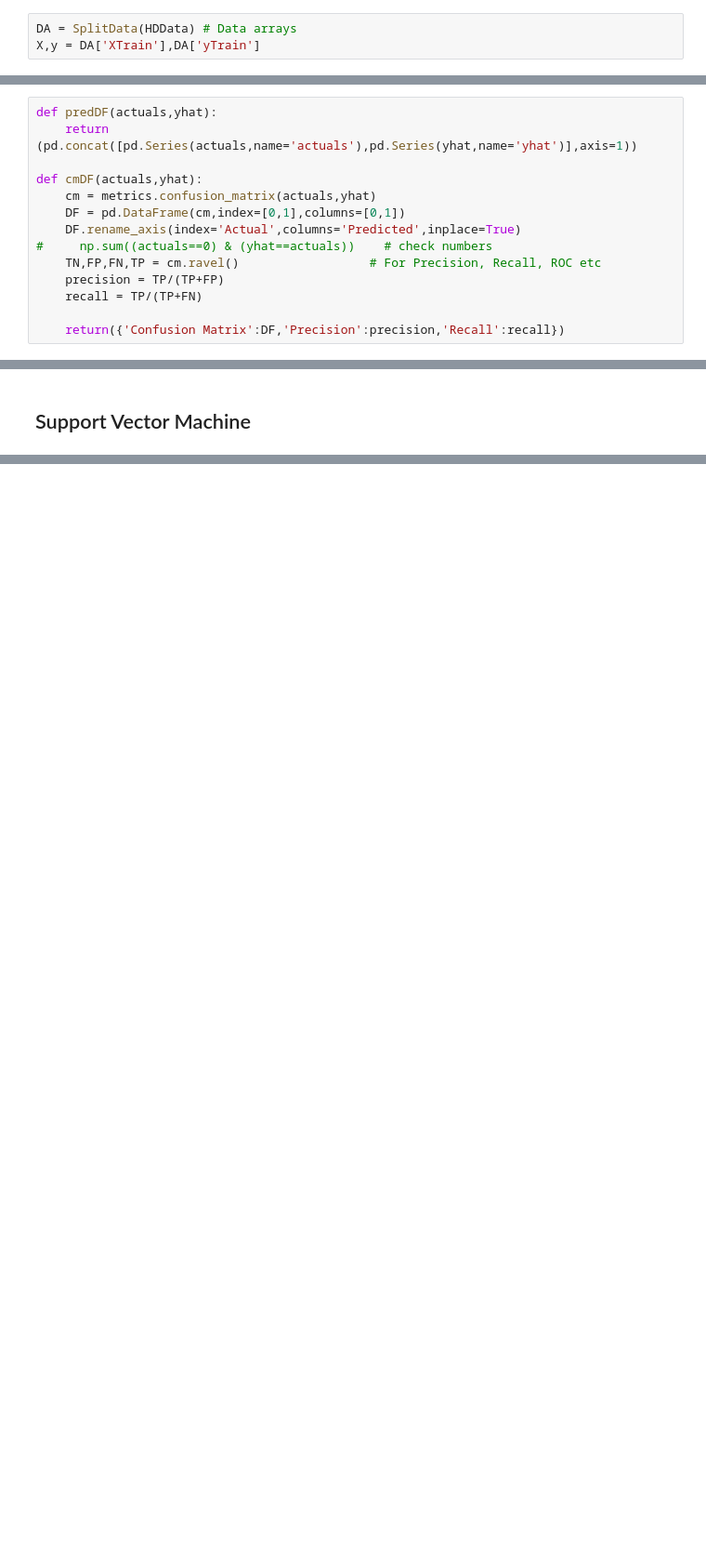
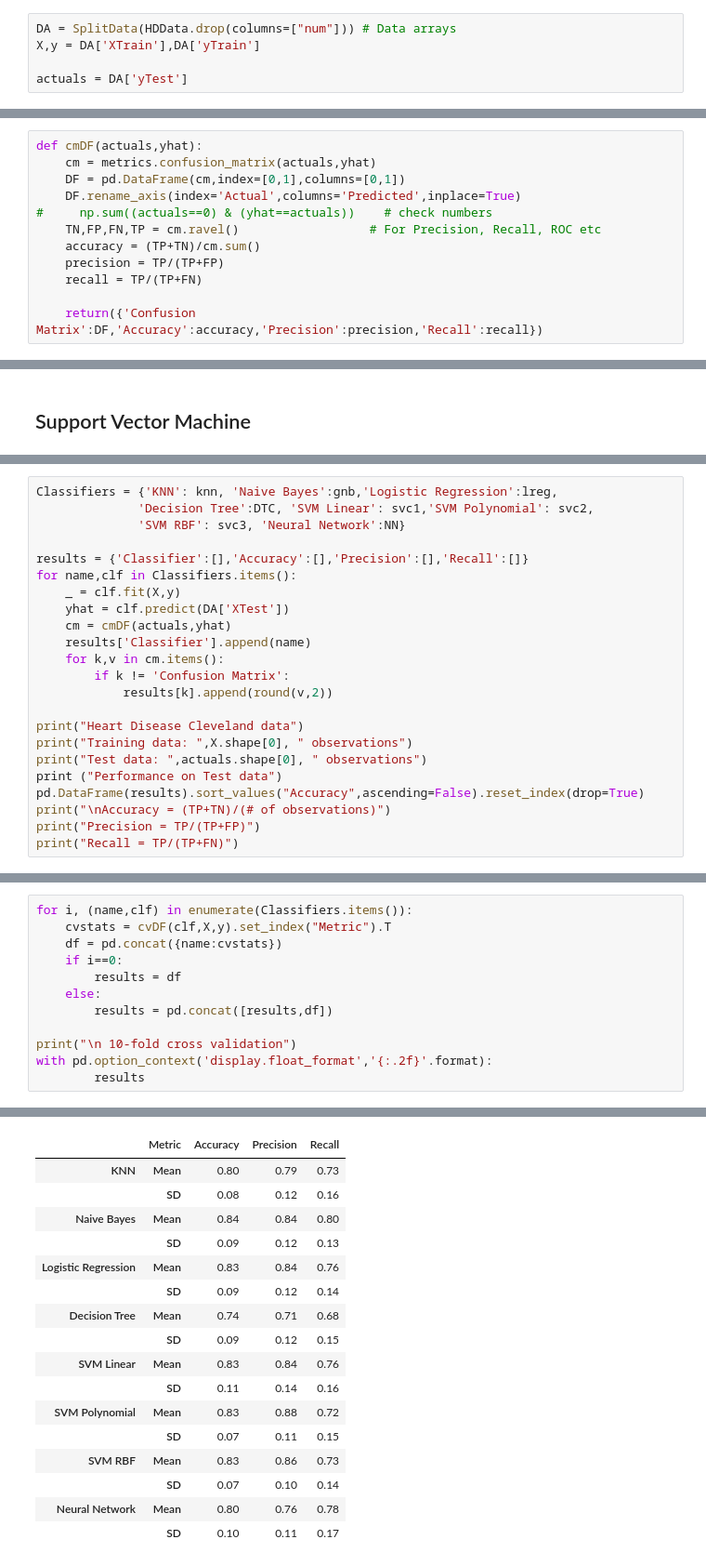
Before and after one commit to vp-code/Python-Stats, a Jupyter notebook: ML/Classifiers.ipynb, the cells around one changed output, grey strips where cells are left out. Shown: that part at 93% size. Saved outputs shown, nothing was run; the diff lists cells and outputs as text; blank space fills up the shorter version.

```diff
--- a/ML/Classifiers.ipynb
+++ b/ML/Classifiers.ipynb
@@ -170,5 +204,7 @@ def SplitData(df,train_f = 3/4):
 
     return(DataArrays)
 # %%
-DA = SplitData(HDData) # Data arrays
+DA = SplitData(HDData.drop(columns=["num"])) # Data arrays
 X,y = DA['XTrain'],DA['yTrain']
+
+actuals = DA['yTest']
@@ -177,14 +240,12 @@ X,y = DA['XTrain'],DA['yTrain']
 # %%
-def predDF(actuals,yhat):
-    return (pd.concat([pd.Series(actuals,name='actuals'),pd.Series(yhat,name='yhat')],axis=1))
-
 def cmDF(actuals,yhat):
     cm = metrics.confusion_matrix(actuals,yhat)
     DF = pd.DataFrame(cm,index=[0,1],columns=[0,1])
     DF.rename_axis(index='Actual',columns='Predicted',inplace=True)
 #     np.sum((actuals==0) & (yhat==actuals))    # check numbers
     TN,FP,FN,TP = cm.ravel()                  # For Precision, Recall, ROC etc
+    accuracy = (TP+TN)/cm.sum()
     precision = TP/(TP+FP)
     recall = TP/(TP+FN)
 
-    return({'Confusion Matrix':DF,'Precision':precision,'Recall':recall})
+    return({'Confusion Matrix':DF,'Accuracy':accuracy,'Precision':precision,'Recall':recall})
@@ -411,0 +633,23 @@ for k,v in cm.items():
+# %%
+Classifiers = {'KNN': knn, 'Naive Bayes':gnb,'Logistic Regression':lreg,
+              'Decision Tree':DTC, 'SVM Linear': svc1,'SVM Polynomial': svc2,
+              'SVM RBF': svc3, 'Neural Network':NN}
+
+results = {'Classifier':[],'Accuracy':[],'Precision':[],'Recall':[]}
+for name,clf in Classifiers.items():
+    _ = clf.fit(X,y)
+    yhat = clf.predict(DA['XTest'])
+    cm = cmDF(actuals,yhat)
+    results['Classifier'].append(name)
+    for k,v in cm.items():
+        if k != 'Confusion Matrix':
+            results[k].append(round(v,2))
+
+print("Heart Disease Cleveland data")
+print("Training data: ",X.shape[0], " observations")
+print("Test data: ",actuals.shape[0], " observations")
+print ("Performance on Test data")
+pd.DataFrame(results).sort_values("Accuracy",ascending=False).reset_index(drop=True)
+print("\nAccuracy = (TP+TN)/(# of observations)")
+print("Precision = TP/(TP+FP)")
+print("Recall = TP/(TP+FN)")
@@ -411,0 +675,13 @@ for k,v in cm.items():
+# %%
+for i, (name,clf) in enumerate(Classifiers.items()):
+    cvstats = cvDF(clf,X,y).set_index("Metric").T
+    df = pd.concat({name:cvstats})
+    if i==0:
+        results = df
+    else:
+        results = pd.concat([results,df])
+
+print("\n 10-fold cross validation")
+with pd.option_context('display.float_format','{:.2f}'.format):
+        results
+# %% [output]
@@ -411,0 +689,17 @@ for k,v in cm.items():
+|  | Metric | Accuracy | Precision | Recall |
+| KNN | Mean | 0.80 | 0.79 | 0.73 |
+|  | SD | 0.08 | 0.12 | 0.16 |
+| Naive Bayes | Mean | 0.84 | 0.84 | 0.80 |
+|  | SD | 0.09 | 0.12 | 0.13 |
+| Logistic Regression | Mean | 0.83 | 0.84 | 0.76 |
+|  | SD | 0.09 | 0.12 | 0.14 |
+| Decision Tree | Mean | 0.74 | 0.71 | 0.68 |
+|  | SD | 0.09 | 0.12 | 0.15 |
+| SVM Linear | Mean | 0.83 | 0.84 | 0.76 |
+|  | SD | 0.11 | 0.14 | 0.16 |
+| SVM Polynomial | Mean | 0.83 | 0.88 | 0.72 |
+|  | SD | 0.07 | 0.11 | 0.15 |
+| SVM RBF | Mean | 0.83 | 0.86 | 0.73 |
+|  | SD | 0.07 | 0.10 | 0.14 |
+| Neural Network | Mean | 0.80 | 0.76 | 0.78 |
+|  | SD | 0.10 | 0.11 | 0.17 |
```
Also changed, not shown: parts of 51 cells of this notebook, 1 other file.
